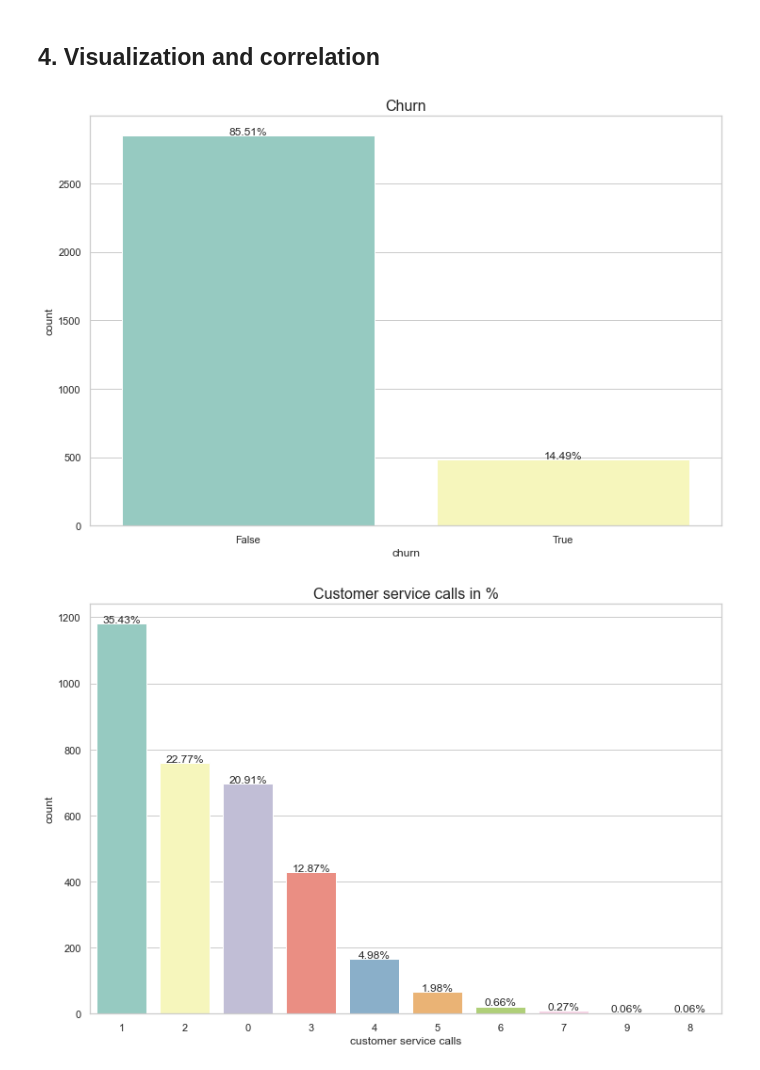
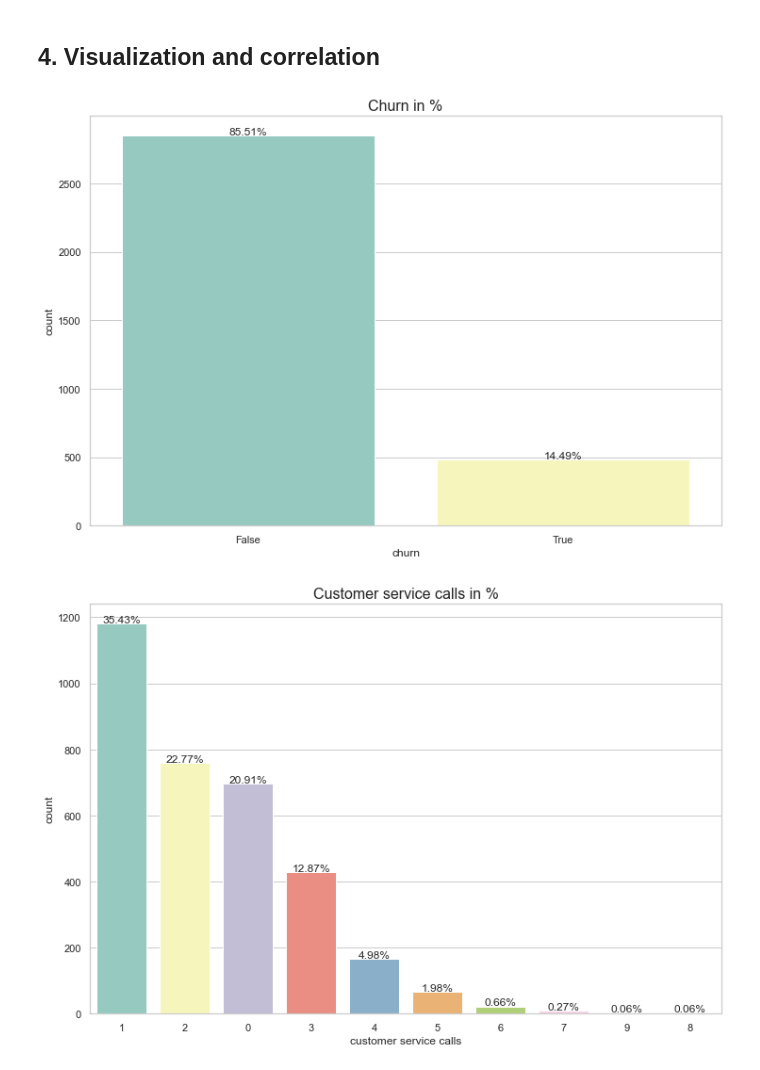
Before and after one commit to Kingakkk/Classification-Problems, a Jupyter notebook: Churn in telco.ipynb, the cells around one changed output. Saved outputs shown, nothing was run; the diff lists cells and outputs as text; code cells hidden in the pictures.

```diff
--- a/Churn in telco.ipynb
+++ b/Churn in telco.ipynb
@@ -532,9 +580,9 @@ Columns to delete because they contains only unique value: ['phone number']
 # %% [markdown]
 ## 4. Visualization and correlation
 # %%
-plot_countplot(data, 'churn', 'Churn', size=4)
+plot_countplot(data, 'churn', 'Churn in %', size=4)
 # %% [output]
-[figure, old version]
+[figure, new version]
 # %%
 plot_countplot(data, 'customer service calls', 'Customer service calls in %', size=4)
 # %% [output]
```
Also changed, not shown: parts of 17 cells of this notebook.
